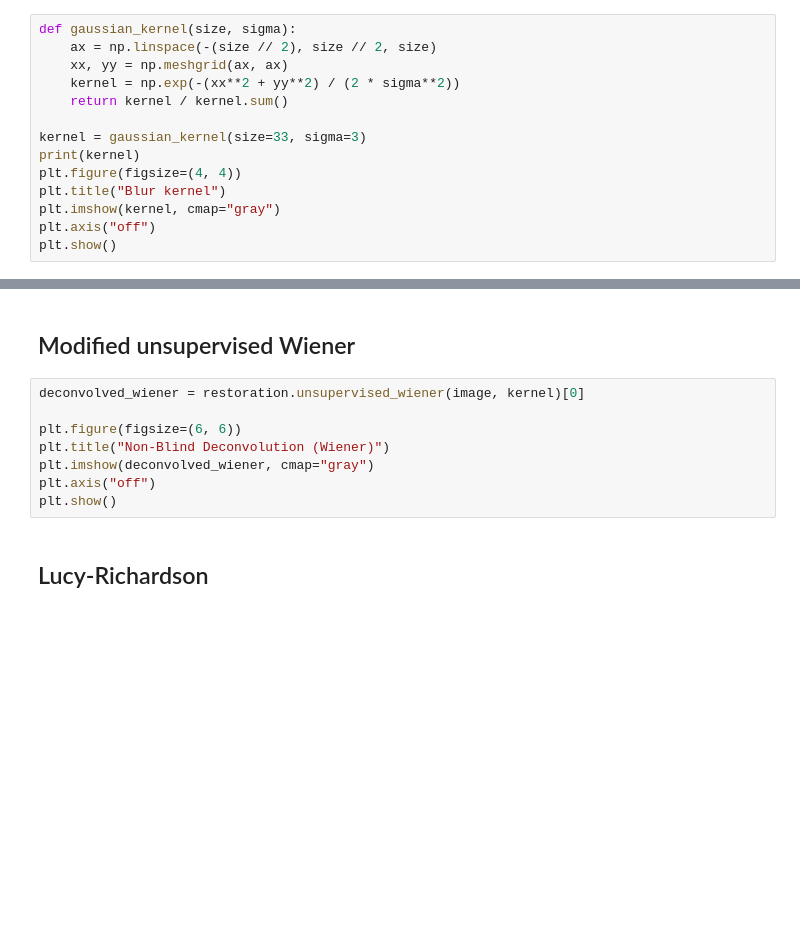
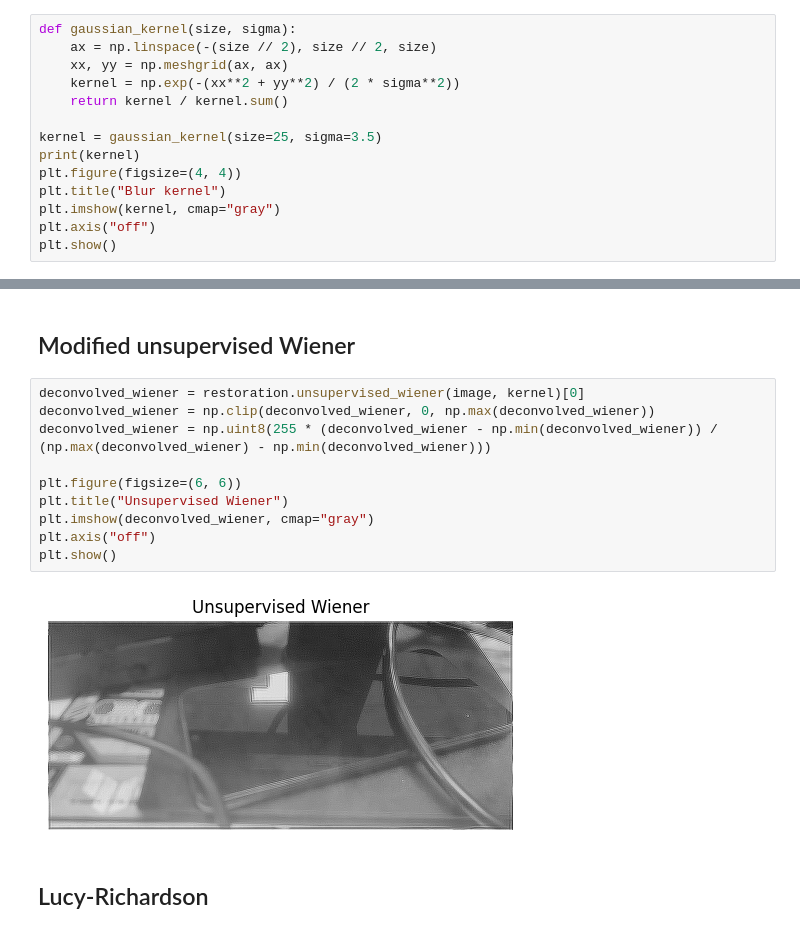
Before and after one commit to agarnung/image-deblurring-exploration, a Jupyter notebook: code/test_python/test_python.ipynb, the cells around one changed output, grey strips where cells are left out. Cells and saved outputs as stored; diff of their text form; blank space fills up the shorter version.

Commit message:
resultados de wiener

```diff
--- a/code/test_python/test_python.ipynb
+++ b/code/test_python/test_python.ipynb
@@ -51,7 +51,7 @@ def gaussian_kernel(size, sigma):
     kernel = np.exp(-(xx**2 + yy**2) / (2 * sigma**2))
     return kernel / kernel.sum()
 
-kernel = gaussian_kernel(size=33, sigma=3)
+kernel = gaussian_kernel(size=25, sigma=3.5)
 print(kernel)
 plt.figure(figsize=(4, 4))
 plt.title("Blur kernel")
@@ -83,12 +83,16 @@ plt.show()
 ## Modified unsupervised Wiener
 # %%
 deconvolved_wiener = restoration.unsupervised_wiener(image, kernel)[0]
+deconvolved_wiener = np.clip(deconvolved_wiener, 0, np.max(deconvolved_wiener))
+deconvolved_wiener = np.uint8(255 * (deconvolved_wiener - np.min(deconvolved_wiener)) / (np.max(deconvolved_wiener) - np.min(deconvolved_wiener)))
 
 plt.figure(figsize=(6, 6))
-plt.title("Non-Blind Deconvolution (Wiener)")
+plt.title("Unsupervised Wiener")
 plt.imshow(deconvolved_wiener, cmap="gray")
 plt.axis("off")
 plt.show()
+# %% [output]
+[figure, added]
 # %% [markdown]
 ## Lucy-Richardson
 # %%
```
Also changed, not shown: parts of 1 cell of this notebook, 26 other files.
